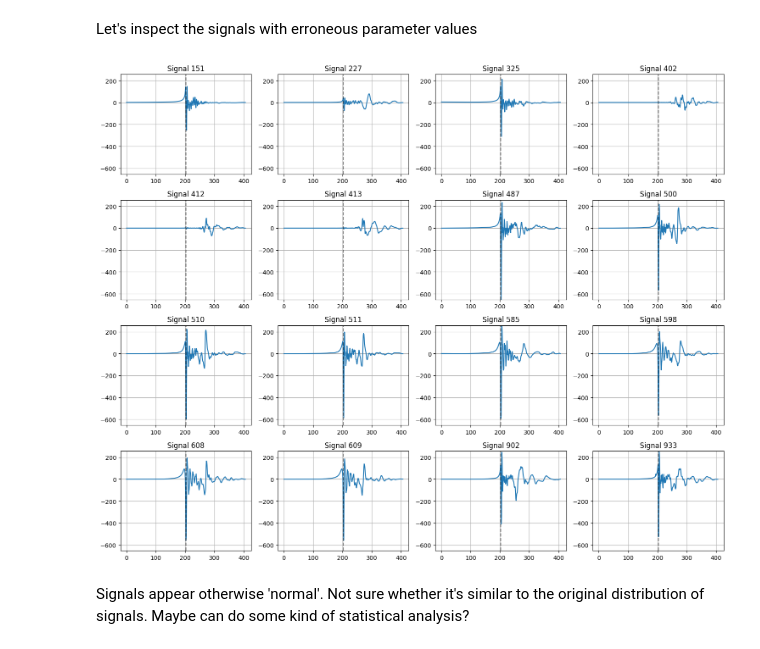
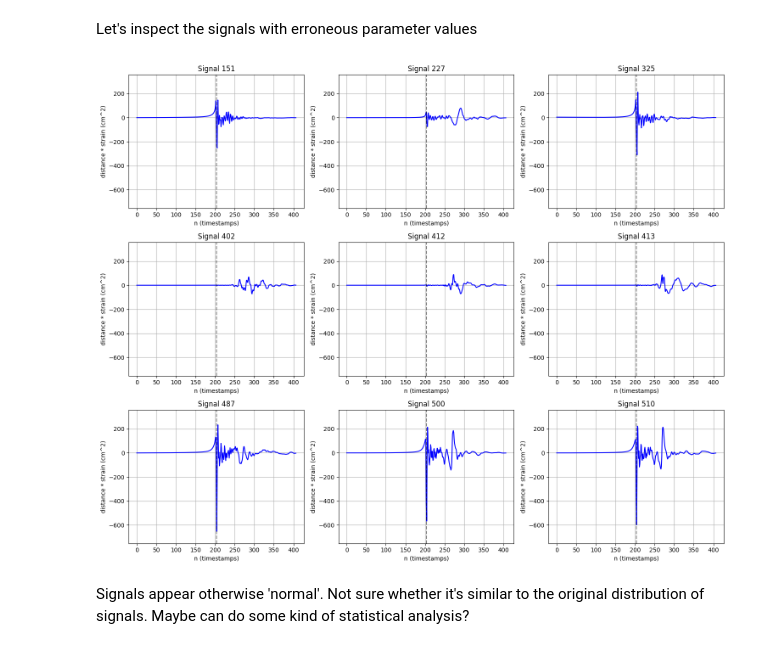
Before and after one commit to the-tarin/gw-generative-models, a Jupyter notebook: analysis/gw_parameter_analysis.ipynb, the cells around one changed output. Drawn from its saved outputs; the diff is of its cells as text; code cells hidden in the pictures.

Commit message:
add more to signal analysis

```diff
--- a/analysis/gw_parameter_analysis.ipynb
+++ b/analysis/gw_parameter_analysis.ipynb
@@ -72,35 +72,43 @@ Let's inspect the signals with erroneous parameter values
 # %%
 erroneous_indexes = parameters_df[parameters_df['beta1_IC_b'] < 0].index
 selected_signals = gw_df.iloc[:, erroneous_indexes]
+# # select 16 random signals
+# random_index = np.random.randint(0, gw_df.shape[1], 9)
+# selected_signals = gw_df.iloc[:, random_index]  # Assuming the first 64 columns are the signals
 
-num_rows = 4
-num_cols = 4
+num_rows = 3
+num_cols = 3
 
 # Determine the common limits for all subplots
-common_ylim = (selected_signals.min().min(), selected_signals.max().max())
+common_ylim = (selected_signals.min().min() - 100, selected_signals.max().max() + 100)
 
 fig, axes = plt.subplots(num_rows, num_cols, figsize=(15, 12))
 
 axes = axes.flatten()
 
 # plot each signal on a separate subplot
 for i, ax in enumerate(axes):
     x = np.arange(len(selected_signals))
     y = selected_signals.iloc[:, i]
-    ax.plot(x, y)
+    ax.plot(x, y, color='blue')
 
     ax.axvline(x=203, color='black', linestyle='--', alpha=0.5)
     ax.set_title(f'Signal {erroneous_indexes[i]}')
     ax.grid(True)
     ax.set_ylim(common_ylim)
 
+    # Add axis titles
+    ax.set_ylabel('distance * strain (cm^2)')
+    ax.set_xlabel('n (timestamps)')
+
 for i in range(len(selected_signals), num_rows*num_cols):
     fig.delaxes(axes[i])
 
 plt.tight_layout()
+plt.savefig('../plots/gw_signals_sample_16_erroneous_signals.png')
 plt.show()
 # %% [output]
-[figure, old version]
+[figure, new version]
 # %% [markdown]
 Signals appear otherwise 'normal'. Not sure whether it's similar to the original distribution of signals. Maybe can do some kind of statistical analysis?
 # %%
```
Also changed, not shown: 3 other files.
